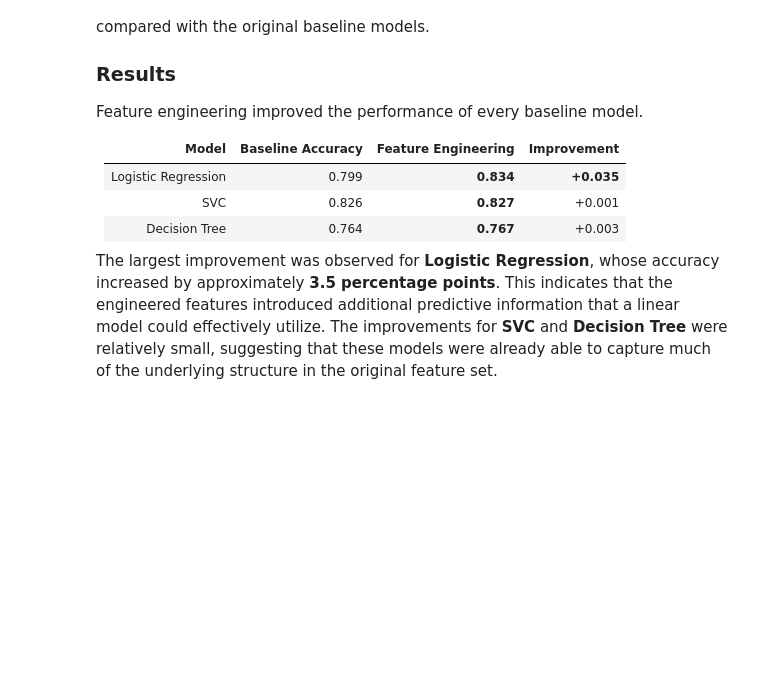
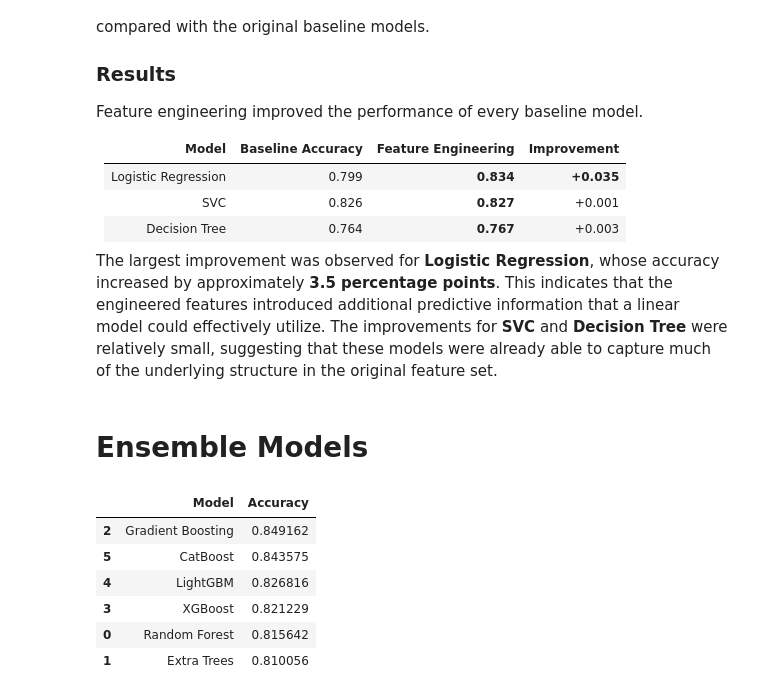
Before and after one commit to mustafa-al-soufi/Titanic, a Jupyter notebook: notebooks/titanic.ipynb, the cells around one changed output. Saved outputs shown, nothing was run; the diff lists cells and outputs as text; code cells hidden in the pictures; blank space fills up the shorter version.

Commit message:
Compare ensemble models

```diff
--- a/notebooks/titanic.ipynb
+++ b/notebooks/titanic.ipynb
@@ -865,3 +865,5 @@ Feature engineering improved the performance of every baseline model.
 | Decision Tree | 0.764 | **0.767** | +0.003 |
 
 The largest improvement was observed for **Logistic Regression**, whose accuracy increased by approximately **3.5 percentage points**. This indicates that the engineered features introduced additional predictive information that a linear model could effectively utilize. The improvements for **SVC** and **Decision Tree** were relatively small, suggesting that these models were already able to capture much of the underlying structure in the original feature set.
+# %% [markdown]
+# Ensemble Models
@@ -867,0 +918,37 @@ The largest improvement was observed for **Logistic Regression**, whose accuracy
+# %%
+ensemble_results = {}
+
+for name, model in ensemble_models.items():
+
+    model.fit(
+        X_train_ready,
+        y_train
+    )
+
+    accuracy = model.score(
+        X_test_ready,
+        y_test
+    )
+
+    ensemble_results[name] = accuracy
+# %%
+ensemble_results = pd.DataFrame({
+
+    "Model": ensemble_results.keys(),
+
+    "Accuracy": ensemble_results.values()
+
+})
+
+ensemble_results.sort_values(
+    by="Accuracy",
+    ascending=False
+)
+# %% [output]
+|  | Model | Accuracy |
+| 2 | Gradient Boosting | 0.849162 |
+| 5 | CatBoost | 0.843575 |
+| 4 | LightGBM | 0.826816 |
+| 3 | XGBoost | 0.821229 |
+| 0 | Random Forest | 0.815642 |
+| 1 | Extra Trees | 0.810056 |
```
Also changed, not shown: parts of 7 cells of this notebook, 5 other files.
